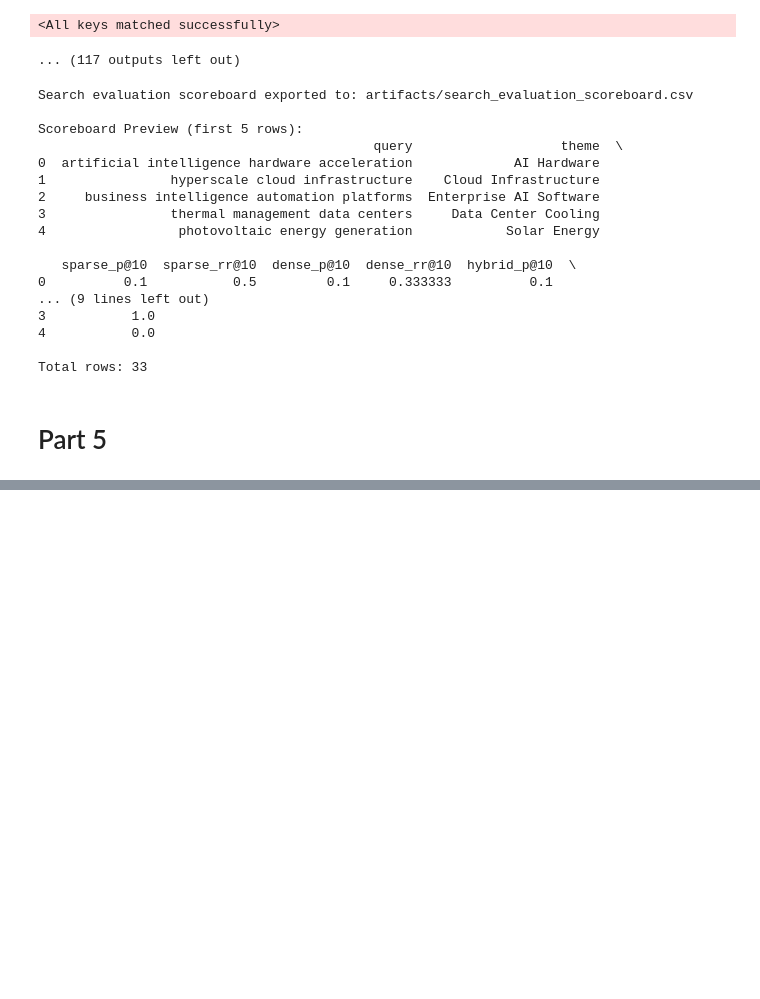
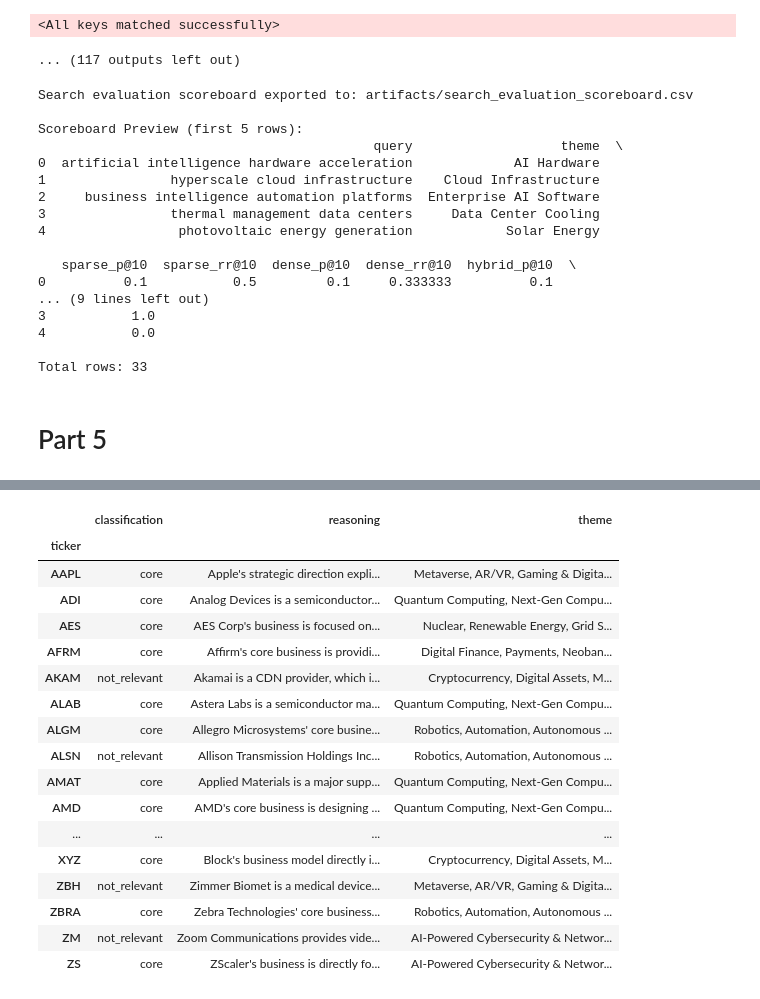
Before and after one commit to ZakariyyaScavotto/BIA660-Project3, a Jupyter notebook: Team_Rocket_Advanced_Portfolio_Intelligence_Through_Semantic_Analysis_at_Low_Risk_Capital_Management.ipynb, the cells around one changed output, grey strips where cells are left out. Saved outputs shown, nothing was run; the diff lists cells and outputs as text; code cells hidden in the pictures; blank space fills up the shorter version.

```diff
--- a/Team_Rocket_Advanced_Portfolio_Intelligence_Through_Semantic_Analysis_at_Low_Risk_Capital_Management.ipynb
+++ b/Team_Rocket_Advanced_Portfolio_Intelligence_Through_Semantic_Analysis_at_Low_Risk_Capital_Management.ipynb
@@ -4442,0 +4482,6 @@ thematic_df.to_csv('artifacts/thematic_classification_results.csv')
+# %%
+# Drop duplicates
+thematic_df = thematic_df[~thematic_df.index.duplicated(keep='first')]
+
+thematic_df.info()
+# Dropped 64 duplicate entries
@@ -4442,0 +4499,24 @@ thematic_df.to_csv('artifacts/thematic_classification_results.csv')
+# %%
+# Code keeps spelling not_relevant wrong
+# Find all that are core nor secondary, and change them all to right spelling
+thematic_df.loc[~thematic_df['classification'].isin(['core', 'secondary']), 'classification'] = 'not_relevant'
+thematic_df.sort_values(by='ticker').style.set_table_attributes("style='display:inline-block;overflow:auto;height:400px;width:100%'")
+# %% [output]
+|  | classification | reasoning | theme |
+| ticker |  |  |  |
+| AAPL | core | Apple's strategic direction expli... | Metaverse, AR/VR, Gaming & Digita... |
+| ADI | core | Analog Devices is a semiconductor... | Quantum Computing, Next-Gen Compu... |
+| AES | core | AES Corp's business is focused on... | Nuclear, Renewable Energy, Grid S... |
+| AFRM | core | Affirm's core business is providi... | Digital Finance, Payments, Neoban... |
+| AKAM | not_relevant | Akamai is a CDN provider, which i... | Cryptocurrency, Digital Assets, M... |
+| ALAB | core | Astera Labs is a semiconductor ma... | Quantum Computing, Next-Gen Compu... |
+| ALGM | core | Allegro Microsystems' core busine... | Robotics, Automation, Autonomous ... |
+| ALSN | not_relevant | Allison Transmission Holdings Inc... | Robotics, Automation, Autonomous ... |
+| AMAT | core | Applied Materials is a major supp... | Quantum Computing, Next-Gen Compu... |
+| AMD | core | AMD's core business is designing ... | Quantum Computing, Next-Gen Compu... |
+| ... | ... | ... | ... |
+| XYZ | core | Block's business model directly i... | Cryptocurrency, Digital Assets, M... |
+| ZBH | not_relevant | Zimmer Biomet is a medical device... | Metaverse, AR/VR, Gaming & Digita... |
+| ZBRA | core | Zebra Technologies' core business... | Robotics, Automation, Autonomous ... |
+| ZM | not_relevant | Zoom Communications provides vide... | AI-Powered Cybersecurity & Networ... |
+| ZS | core | ZScaler's business is directly fo... | AI-Powered Cybersecurity & Networ... |
```
Also changed, not shown: parts of 12 cells of this notebook.
